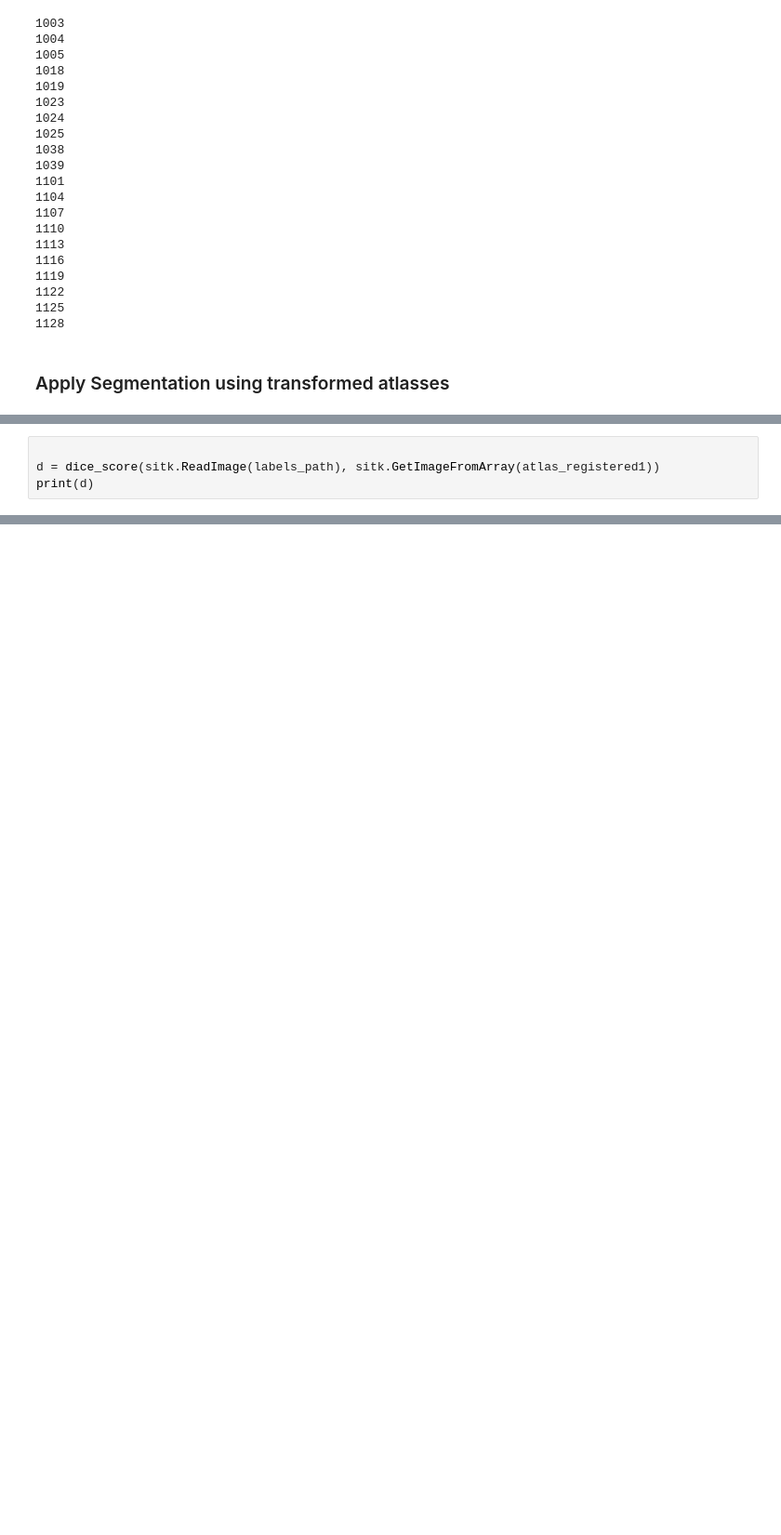
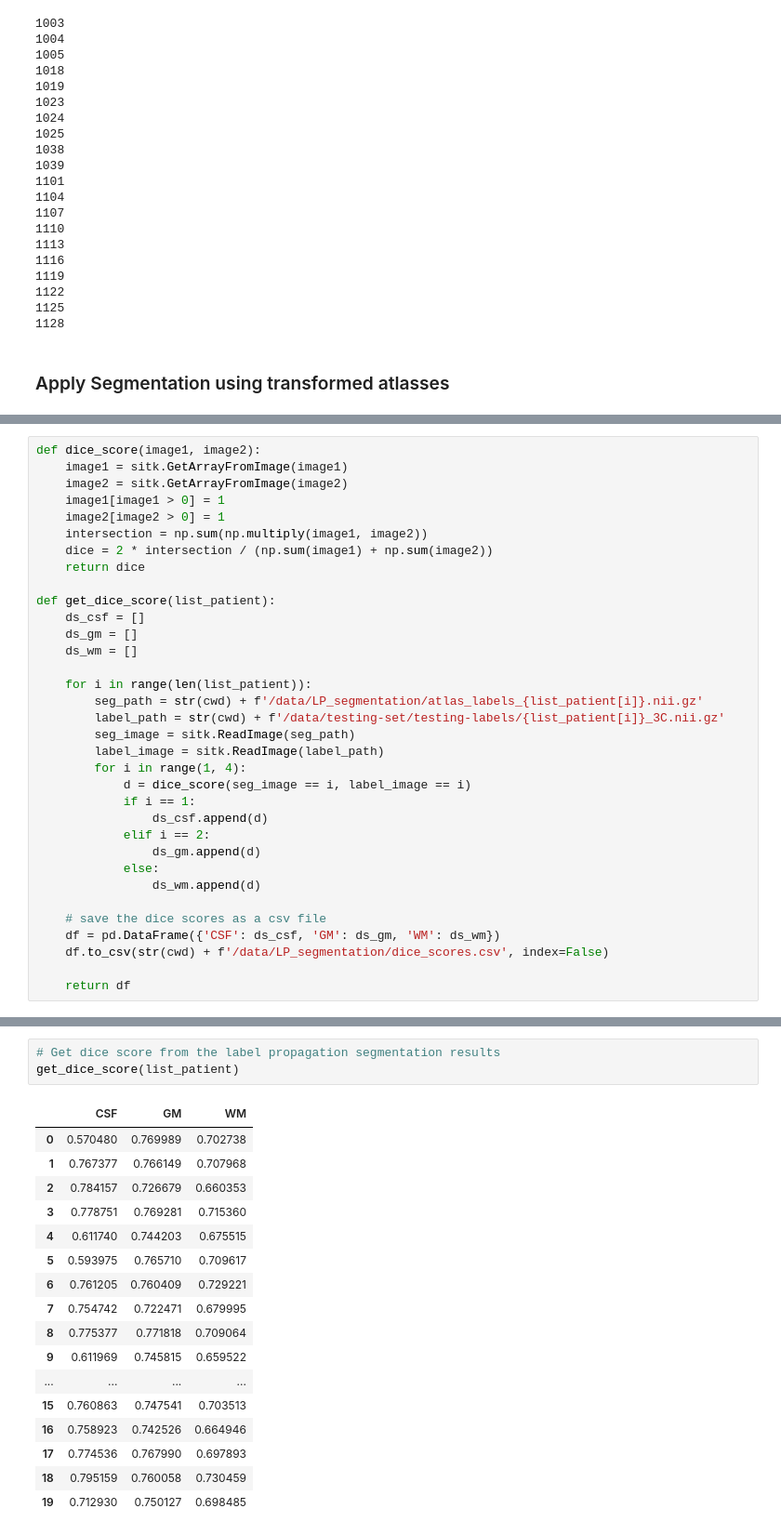
Before and after one commit to cansuyalcinn/MIRA_MISA_LABS, a Jupyter notebook: MISA_LAB3/LP_seg_without_EM.ipynb, the cells around one changed output, grey strips where cells are left out. Shown: that part at 93% size. Drawn from its saved outputs; the diff is of its cells as text; blank space fills up the shorter version.

Commit message:
LP algorithm is completed - dice score is calculated.

```diff
--- a/MISA_LAB3/LP_seg_without_EM.ipynb
+++ b/MISA_LAB3/LP_seg_without_EM.ipynb
@@ -240,4 +149,34 @@ def dice_score(image1, image2):
-# %%
-
-d = dice_score(sitk.ReadImage(labels_path), sitk.GetImageFromArray(atlas_registered1))
-print(d)
+# %%
+def dice_score(image1, image2):
+    image1 = sitk.GetArrayFromImage(image1)
+    image2 = sitk.GetArrayFromImage(image2)
+    image1[image1 > 0] = 1
+    image2[image2 > 0] = 1
+    intersection = np.sum(np.multiply(image1, image2))
+    dice = 2 * intersection / (np.sum(image1) + np.sum(image2))
+    return dice
+
+def get_dice_score(list_patient):
+    ds_csf = []
+    ds_gm = []
+    ds_wm = []
+
+    for i in range(len(list_patient)):
+        seg_path = str(cwd) + f'/data/LP_segmentation/atlas_labels_{list_patient[i]}.nii.gz'
+        label_path = str(cwd) + f'/data/testing-set/testing-labels/{list_patient[i]}_3C.nii.gz'
+        seg_image = sitk.ReadImage(seg_path)
+        label_image = sitk.ReadImage(label_path)
+        for i in range(1, 4):
+            d = dice_score(seg_image == i, label_image == i)
+            if i == 1:
+                ds_csf.append(d)
+            elif i == 2:
+                ds_gm.append(d)
+            else:
+                ds_wm.append(d)
+
+    # save the dice scores as a csv file
+    df = pd.DataFrame({'CSF': ds_csf, 'GM': ds_gm, 'WM': ds_wm})
+    df.to_csv(str(cwd) + f'/data/LP_segmentation/dice_scores.csv', index=False)
+
+    return df
@@ -243,0 +267,21 @@ print(d)
+# %%
+# Get dice score from the label propagation segmentation results
+get_dice_score(list_patient)
+# %% [output]
+|  | CSF | GM | WM |
+| 0 | 0.570480 | 0.769989 | 0.702738 |
+| 1 | 0.767377 | 0.766149 | 0.707968 |
+| 2 | 0.784157 | 0.726679 | 0.660353 |
+| 3 | 0.778751 | 0.769281 | 0.715360 |
+| 4 | 0.611740 | 0.744203 | 0.675515 |
+| 5 | 0.593975 | 0.765710 | 0.709617 |
+| 6 | 0.761205 | 0.760409 | 0.729221 |
+| 7 | 0.754742 | 0.722471 | 0.679995 |
+| 8 | 0.775377 | 0.771818 | 0.709064 |
+| 9 | 0.611969 | 0.745815 | 0.659522 |
+| ... | ... | ... | ... |
+| 15 | 0.760863 | 0.747541 | 0.703513 |
+| 16 | 0.758923 | 0.742526 | 0.664946 |
+| 17 | 0.774536 | 0.767990 | 0.697893 |
+| 18 | 0.795159 | 0.760058 | 0.730459 |
+| 19 | 0.712930 | 0.750127 | 0.698485 |
```
Also changed, not shown: parts of 12 cells of this notebook, 3 other files.
